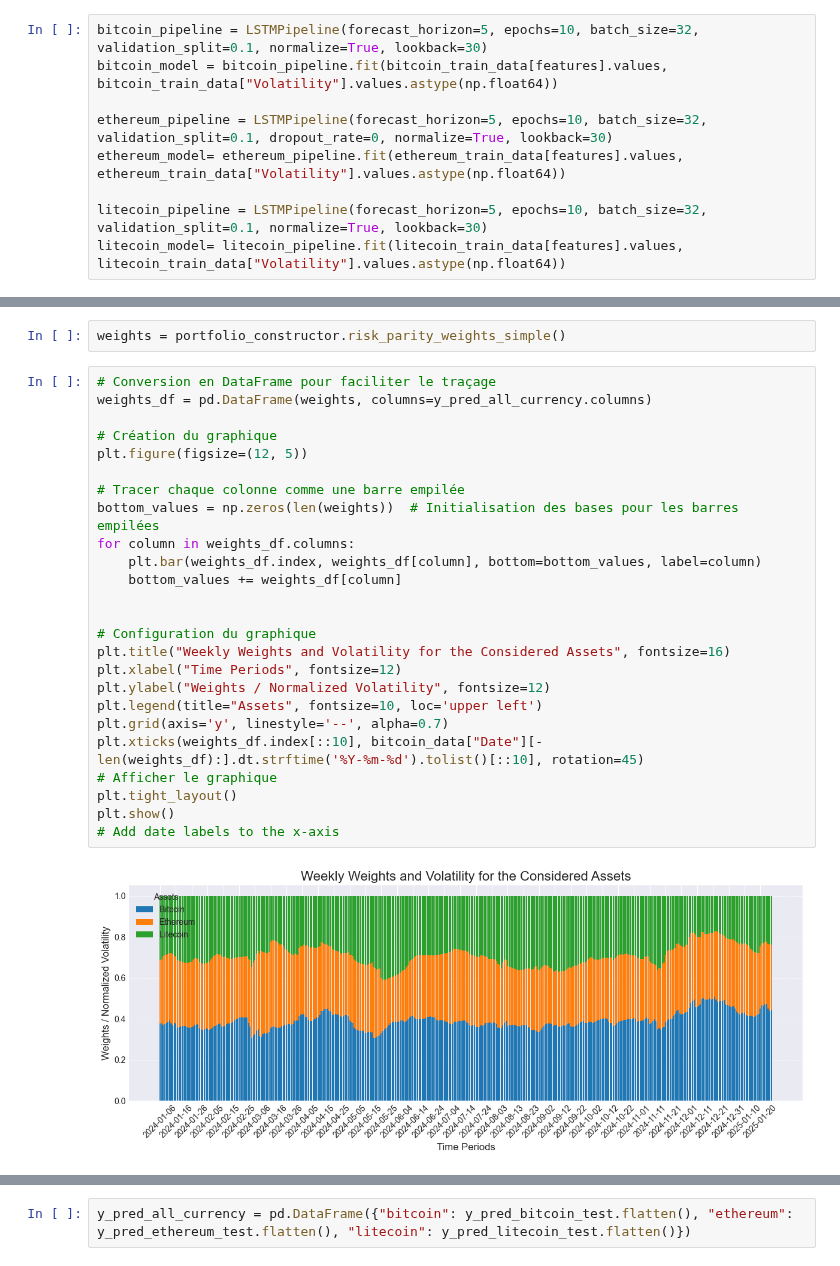
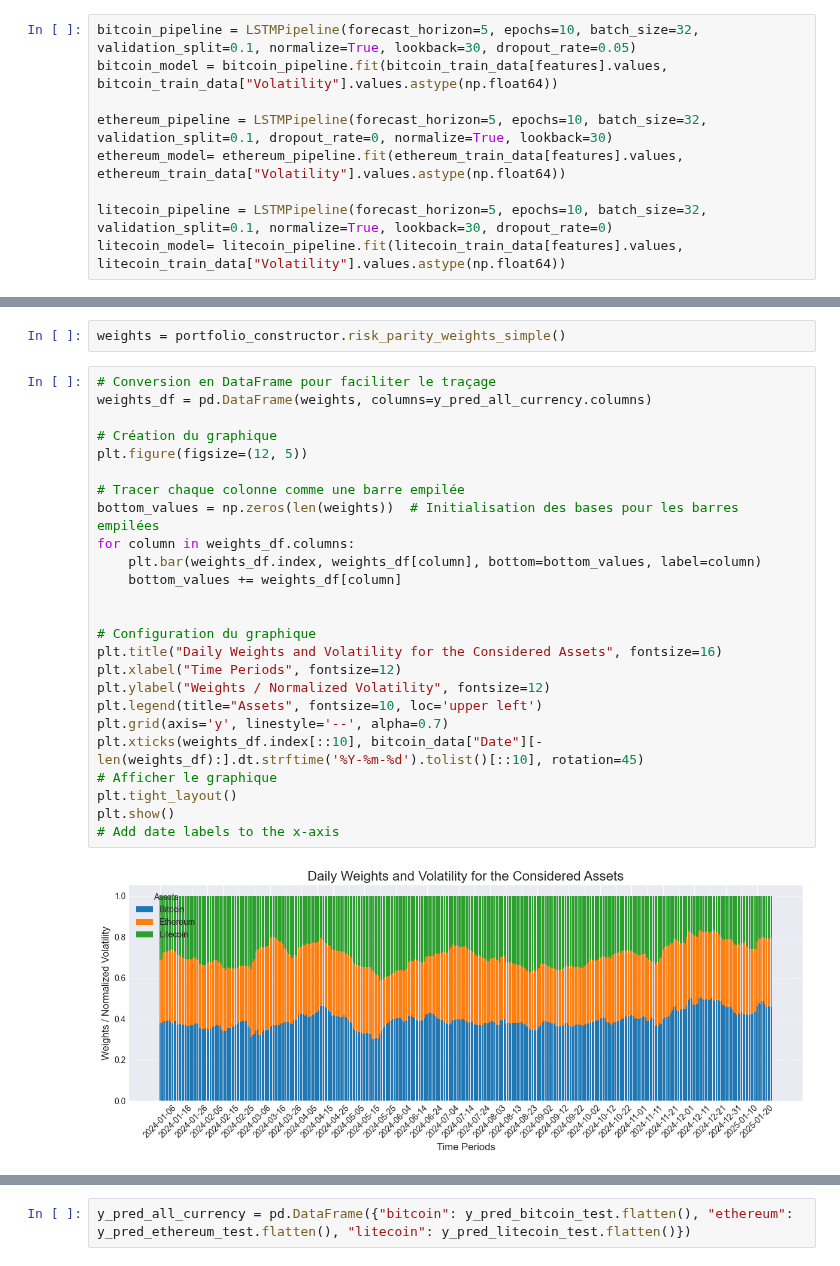
Before and after one commit to emmaebrl/crypto-volatility-lab, a Jupyter notebook: sandbox/all_currencies.ipynb, the cells around one changed output, grey strips where cells are left out. Cells and saved outputs as stored; diff of their text form.

```diff
--- a/sandbox/all_currencies.ipynb
+++ b/sandbox/all_currencies.ipynb
@@ -628,13 +627,13 @@ MAPE (%)            11.5443
 # %% [markdown]
 ### Final model
 # %%
-bitcoin_pipeline = LSTMPipeline(forecast_horizon=5, epochs=10, batch_size=32, validation_split=0.1, normalize=True, lookback=30)
+bitcoin_pipeline = LSTMPipeline(forecast_horizon=5, epochs=10, batch_size=32, validation_split=0.1, normalize=True, lookback=30, dropout_rate=0.05)
 bitcoin_model = bitcoin_pipeline.fit(bitcoin_train_data[features].values, bitcoin_train_data["Volatility"].values.astype(np.float64))
 
 ethereum_pipeline = LSTMPipeline(forecast_horizon=5, epochs=10, batch_size=32, validation_split=0.1, dropout_rate=0, normalize=True, lookback=30)
 ethereum_model= ethereum_pipeline.fit(ethereum_train_data[features].values, ethereum_train_data["Volatility"].values.astype(np.float64))
 
-litecoin_pipeline = LSTMPipeline(forecast_horizon=5, epochs=10, batch_size=32, validation_split=0.1, normalize=True, lookback=30)
+litecoin_pipeline = LSTMPipeline(forecast_horizon=5, epochs=10, batch_size=32, validation_split=0.1, normalize=True, lookback=30, dropout_rate=0)
 litecoin_model= litecoin_pipeline.fit(litecoin_train_data[features].values, litecoin_train_data["Volatility"].values.astype(np.float64))
 # %% [output]
 Epoch 1/10
@@ -759,27 +758,27 @@ weights = portfolio_constructor.risk_parity_weights_simple()
 # %%
 # Conversion en DataFrame pour faciliter le traçage
 weights_df = pd.DataFrame(weights, columns=y_pred_all_currency.columns)
 
 # Création du graphique
 plt.figure(figsize=(12, 5))
 
 # Tracer chaque colonne comme une barre empilée
 bottom_values = np.zeros(len(weights))  # Initialisation des bases pour les barres empilées
 for column in weights_df.columns:
     plt.bar(weights_df.index, weights_df[column], bottom=bottom_values, label=column)
     bottom_values += weights_df[column]
 
 
 # Configuration du graphique
-plt.title("Weekly Weights and Volatility for the Considered Assets", fontsize=16)
+plt.title("Daily Weights and Volatility for the Considered Assets", fontsize=16)
 plt.xlabel("Time Periods", fontsize=12)
 plt.ylabel("Weights / Normalized Volatility", fontsize=12)
 plt.legend(title="Assets", fontsize=10, loc='upper left')
 plt.grid(axis='y', linestyle='--', alpha=0.7)
 plt.xticks(weights_df.index[::10], bitcoin_data["Date"][-len(weights_df):].dt.strftime('%Y-%m-%d').tolist()[::10], rotation=45)
 # Afficher le graphique
 plt.tight_layout()
 plt.show()
 # Add date labels to the x-axis
 # %% [output]
-[figure, old version]
+[figure, new version]
```
Also changed, not shown: parts of 29 cells of this notebook.
